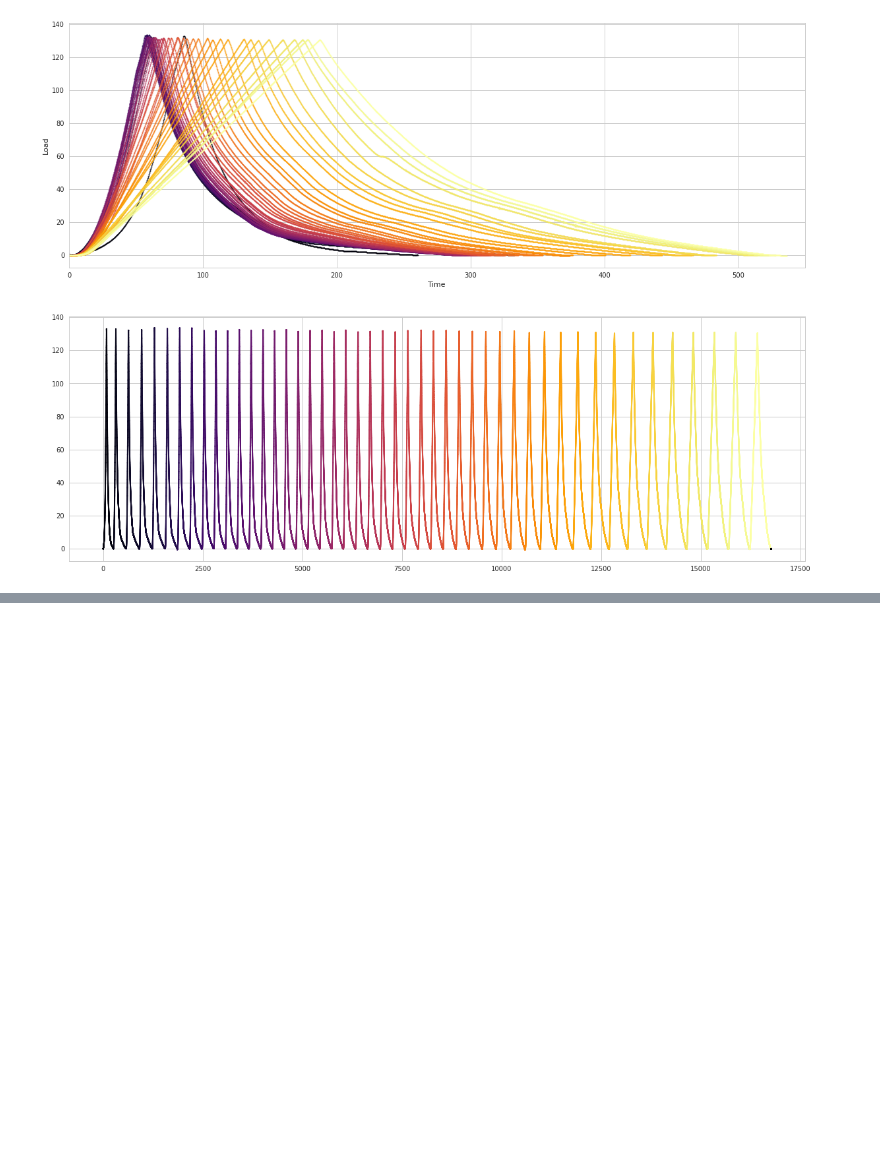
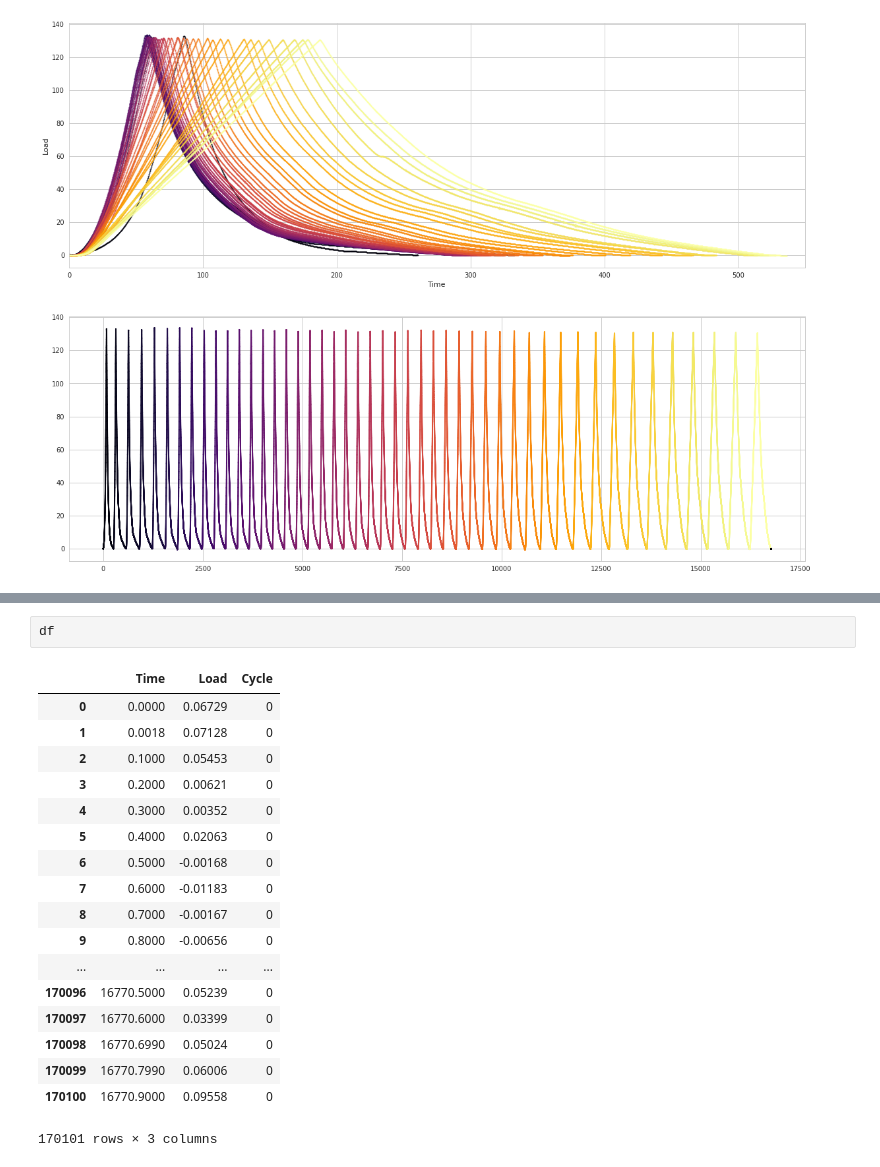
Before and after one commit to Columbia-Creative-Machines-Lab/muscle-prediction, a Jupyter notebook: feature-engineering.ipynb, the cells around one changed output, grey strips where cells are left out. Saved outputs shown, nothing was run; the diff lists cells and outputs as text; blank space fills up the shorter version.

```diff
--- a/feature-engineering.ipynb
+++ b/feature-engineering.ipynb
@@ -67,0 +89,21 @@ axes.set(xlabel='Cycle');
+# %%
+df
+# %% [output]
+|  | Time | Load | Cycle |
+| 0 | 0.0000 | 0.06729 | 0 |
+| 1 | 0.0018 | 0.07128 | 0 |
+| 2 | 0.1000 | 0.05453 | 0 |
+| 3 | 0.2000 | 0.00621 | 0 |
+| 4 | 0.3000 | 0.00352 | 0 |
+| 5 | 0.4000 | 0.02063 | 0 |
+| 6 | 0.5000 | -0.00168 | 0 |
+| 7 | 0.6000 | -0.01183 | 0 |
+| 8 | 0.7000 | -0.00167 | 0 |
+| 9 | 0.8000 | -0.00656 | 0 |
+| ... | ... | ... | ... |
+| 170096 | 16770.5000 | 0.05239 | 0 |
+| 170097 | 16770.6000 | 0.03399 | 0 |
+| 170098 | 16770.6990 | 0.05024 | 0 |
+| 170099 | 16770.7990 | 0.06006 | 0 |
+| 170100 | 16770.9000 | 0.09558 | 0 |
+170101 rows × 3 columns
```
Also changed, not shown: parts of 6 cells of this notebook.
